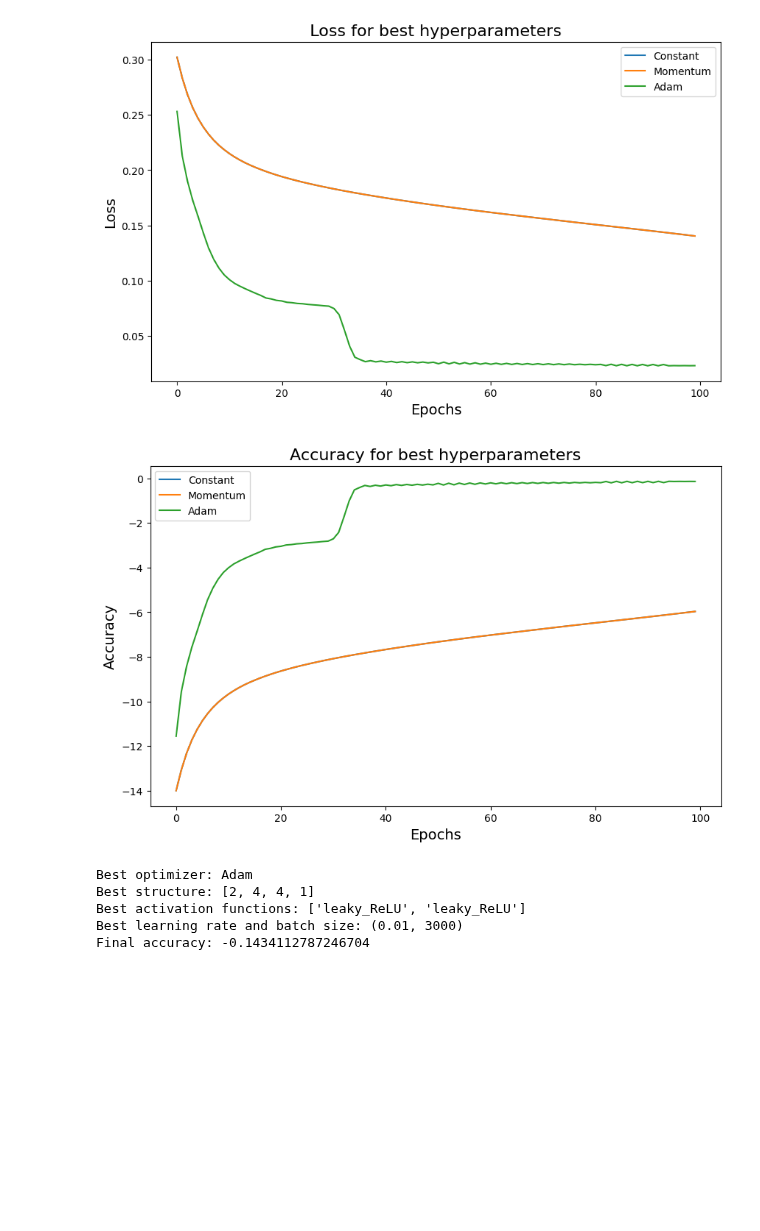
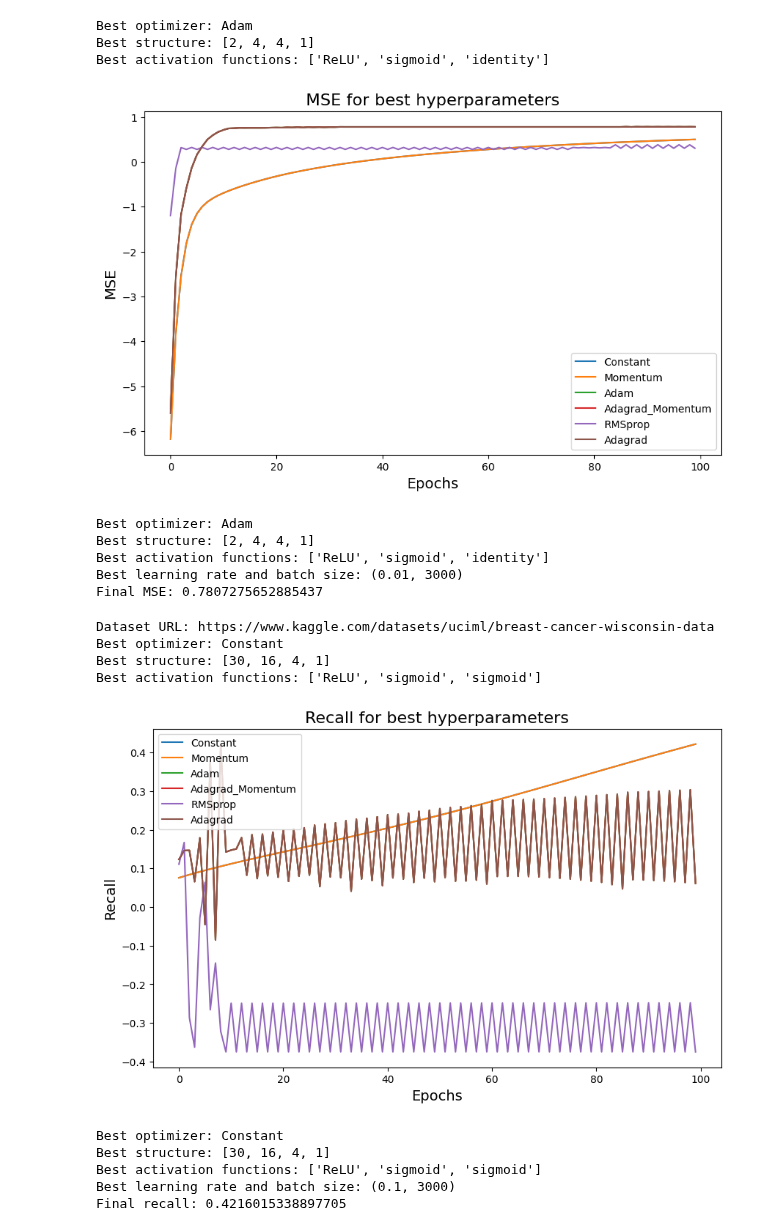
Before and after one commit to GauteJ1/FYS-STK-projects, a Jupyter notebook: project_2/src/testing_exploration.ipynb, the cells around one changed output. Saved outputs shown, nothing was run; the diff lists cells and outputs as text; code cells hidden in the pictures; blank space fills up the shorter version.

Commit message:
mainly added recall, something weird with optimizers to be fixed

```diff
--- a/project_2/src/testing_exploration.ipynb
+++ b/project_2/src/testing_exploration.ipynb
@@ -1,23 +1,36 @@
 # %%
 from exploration import Exploration
 # %%
-optimizers = ["Constant", "Momentum", "Adam"]#, "Adagrad_Momentum", "RMSprop", "Adagrad"]
-layer_sizes = [4,8]
-num_hidden_layers = [2,3]
-learning_rates = [0.1, 0.01]
+optimizers = ["Constant", "Momentum", "Adam", "Adagrad_Momentum", "RMSprop", "Adagrad"]
+layer_sizes = [4,8,16]
+num_hidden_layers = [2,3,4]
+learning_rates = [0.1, 0.01, 0.001]
 batch_sizes = [3000, 5000]
-activation_functions = ["ReLU", "leaky_ReLU"]#, "sigmoid"]
+activation_functions = ["ReLU", "leaky_ReLU", "sigmoid"]
 # %%
 exploration1 = Exploration("continuous", optimizers, layer_sizes, num_hidden_layers, learning_rates, batch_sizes, activation_functions)
+exploration1.do_all(print_into=True)
+# %% [output]
+Best optimizer: Adam
+Best structure: [2, 4, 4, 1]
+Best activation functions: ['ReLU', 'sigmoid', 'identity']
+[figure, added]
+Best optimizer: Adam
+Best structure: [2, 4, 4, 1]
+Best activation functions: ['ReLU', 'sigmoid', 'identity']
+Best learning rate and batch size: (0.01, 3000)
+Final MSE: 0.7807275652885437
-# %%
-exploration1.do_all()
-# %% [output]
-[figure, removed]
-[figure, removed]
-Best optimizer: Adam
-Best structure: [2, 4, 4, 1]
-Best activation functions: ['leaky_ReLU', 'leaky_ReLU']
-Best learning rate and batch size: (0.01, 3000)
-Final accuracy: -0.1434112787246704
 # %%
 exploration2 = Exploration("classification", optimizers, layer_sizes, num_hidden_layers, learning_rates, batch_sizes, activation_functions)
+exploration2.do_all(print_into=True)
+# %% [output]
+Dataset URL: https://www.kaggle.com/datasets/uciml/breast-cancer-wisconsin-data
+Best optimizer: Constant
+Best structure: [30, 16, 4, 1]
+Best activation functions: ['ReLU', 'sigmoid', 'sigmoid']
+[figure, added]
+Best optimizer: Constant
+Best structure: [30, 16, 4, 1]
+Best activation functions: ['ReLU', 'sigmoid', 'sigmoid']
+Best learning rate and batch size: (0.1, 3000)
+Final recall: 0.4216015338897705
```
Also changed, not shown: parts of 1 cell of this notebook, 4 other files.
